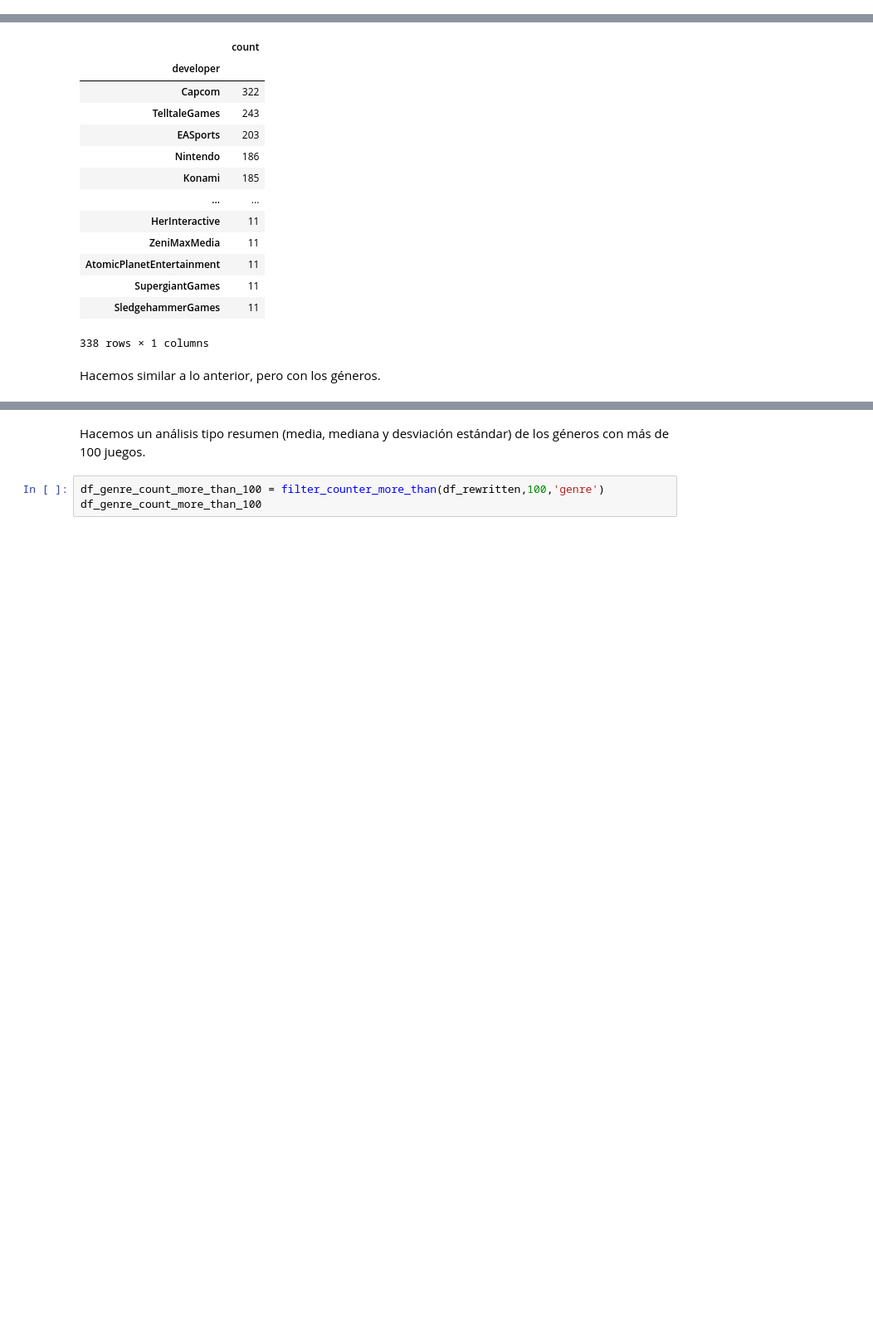
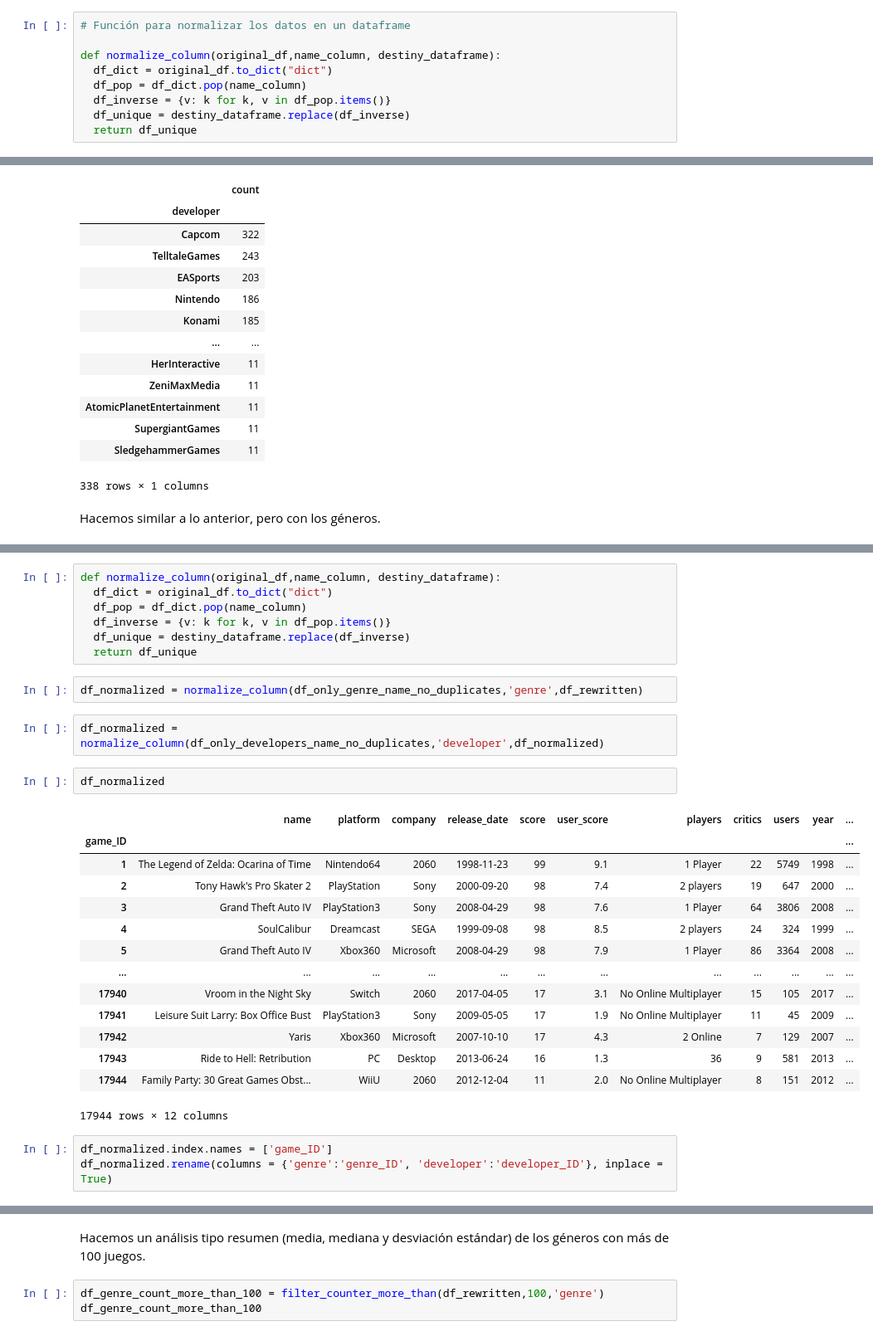
Before and after one commit to elcarlos-94/DemoDay, a Jupyter notebook: Modulo3/proyecto_modulo_3.ipynb, the cells around one changed output, grey strips where cells are left out. Shown: that part at 83% size. Saved outputs shown, nothing was run; the diff lists cells and outputs as text; blank space fills up the shorter version.

Commit message:
Versión final del código del módulo 3, se agregó el código de normalización con su respectiva función. Se agrega presentación.

```diff
--- a/Modulo3/proyecto_modulo_3.ipynb
+++ b/Modulo3/proyecto_modulo_3.ipynb
@@ -301,6 +301,15 @@ def filter_counter_more_than(dataframe,filter_more_than, column_name):
     column_name: 'count'
   })
   return df_count_made
+# %%
+# Función para normalizar los datos en un dataframe
+
+def normalize_column(original_df,name_column, destiny_dataframe):
+  df_dict = original_df.to_dict("dict")
+  df_pop = df_dict.pop(name_column)
+  df_inverse = {v: k for k, v in df_pop.items()}
+  df_unique = destiny_dataframe.replace(df_inverse)
+  return df_unique
 # %% [markdown]
 Se ordenan los 10 juegos con mayor número de críticas de la prensa y los jugadores.
 # %%
@@ -463,0 +477,31 @@ df_only_genre_name_no_duplicates
+# %%
+def normalize_column(original_df,name_column, destiny_dataframe):
+  df_dict = original_df.to_dict("dict")
+  df_pop = df_dict.pop(name_column)
+  df_inverse = {v: k for k, v in df_pop.items()}
+  df_unique = destiny_dataframe.replace(df_inverse)
+  return df_unique
+# %%
+df_normalized = normalize_column(df_only_genre_name_no_duplicates,'genre',df_rewritten)
+# %%
+df_normalized = normalize_column(df_only_developers_name_no_duplicates,'developer',df_normalized)
+# %%
+df_normalized
+# %% [output]
+|  | name | platform | company | release_date | score | user_score | players | critics | users | year | ... |
+| game_ID |  |  |  |  |  |  |  |  |  |  | ... |
+| 1 | The Legend of Zelda: Ocarina of Time | Nintendo64 | 2060 | 1998-11-23 | 99 | 9.1 | 1 Player | 22 | 5749 | 1998 | ... |
+| 2 | Tony Hawk's Pro Skater 2 | PlayStation | Sony | 2000-09-20 | 98 | 7.4 | 2 players | 19 | 647 | 2000 | ... |
+| 3 | Grand Theft Auto IV | PlayStation3 | Sony | 2008-04-29 | 98 | 7.6 | 1 Player | 64 | 3806 | 2008 | ... |
+| 4 | SoulCalibur | Dreamcast | SEGA | 1999-09-08 | 98 | 8.5 | 2 players | 24 | 324 | 1999 | ... |
+| 5 | Grand Theft Auto IV | Xbox360 | Microsoft | 2008-04-29 | 98 | 7.9 | 1 Player | 86 | 3364 | 2008 | ... |
+| ... | ... | ... | ... | ... | ... | ... | ... | ... | ... | ... | ... |
+| 17940 | Vroom in the Night Sky | Switch | 2060 | 2017-04-05 | 17 | 3.1 | No Online Multiplayer | 15 | 105 | 2017 | ... |
+| 17941 | Leisure Suit Larry: Box Office Bust | PlayStation3 | Sony | 2009-05-05 | 17 | 1.9 | No Online Multiplayer | 11 | 45 | 2009 | ... |
+| 17942 | Yaris | Xbox360 | Microsoft | 2007-10-10 | 17 | 4.3 | 2 Online | 7 | 129 | 2007 | ... |
+| 17943 | Ride to Hell: Retribution | PC | Desktop | 2013-06-24 | 16 | 1.3 | 36 | 9 | 581 | 2013 | ... |
+| 17944 | Family Party: 30 Great Games Obst... | WiiU | 2060 | 2012-12-04 | 11 | 2.0 | No Online Multiplayer | 8 | 151 | 2012 | ... |
+17944 rows × 12 columns
+# %%
+df_normalized.index.names = ['game_ID']
+df_normalized.rename(columns = {'genre':'genre_ID', 'developer':'developer_ID'}, inplace = True)
```
Also changed, not shown: parts of 7 cells of this notebook, 1 other file.
